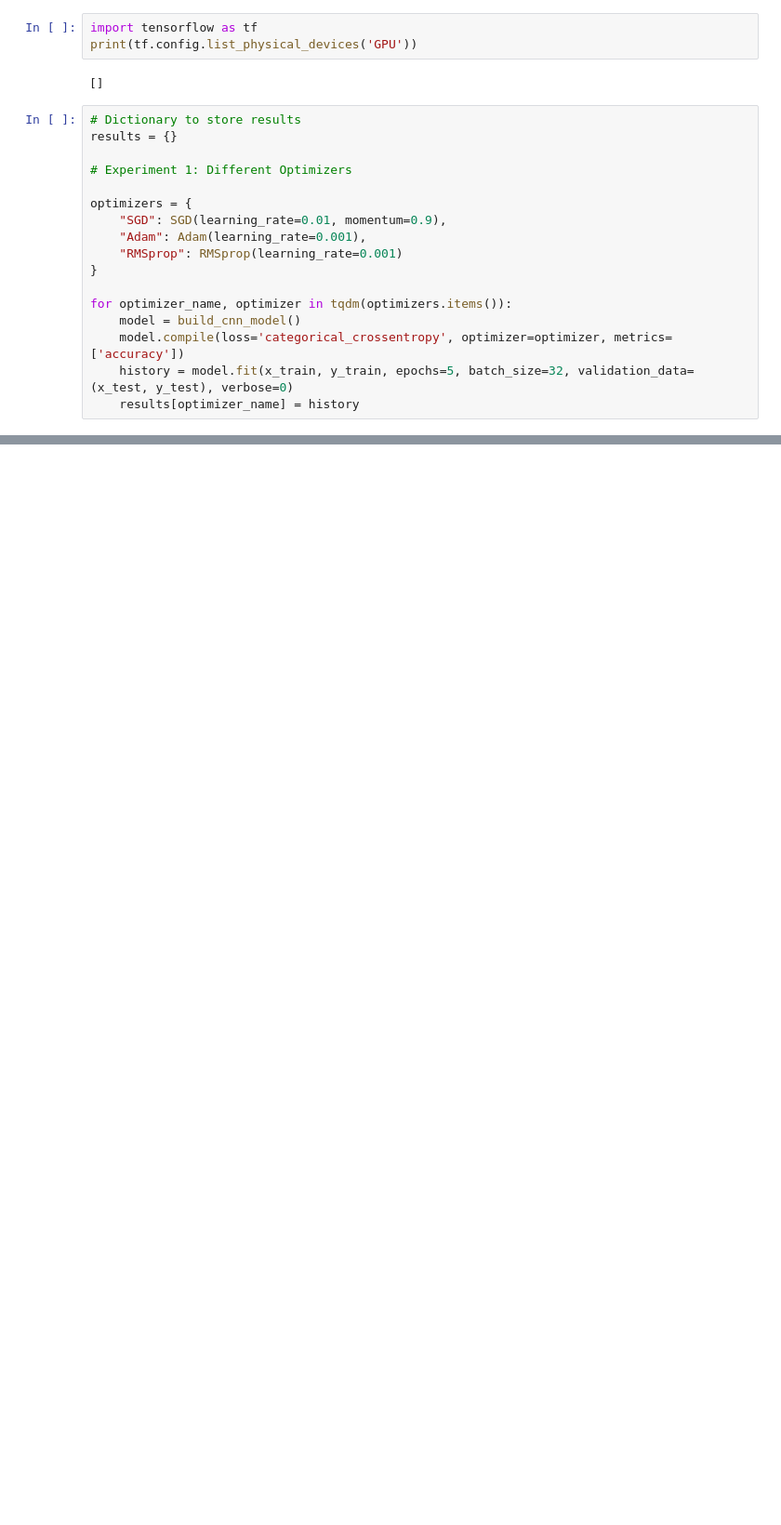
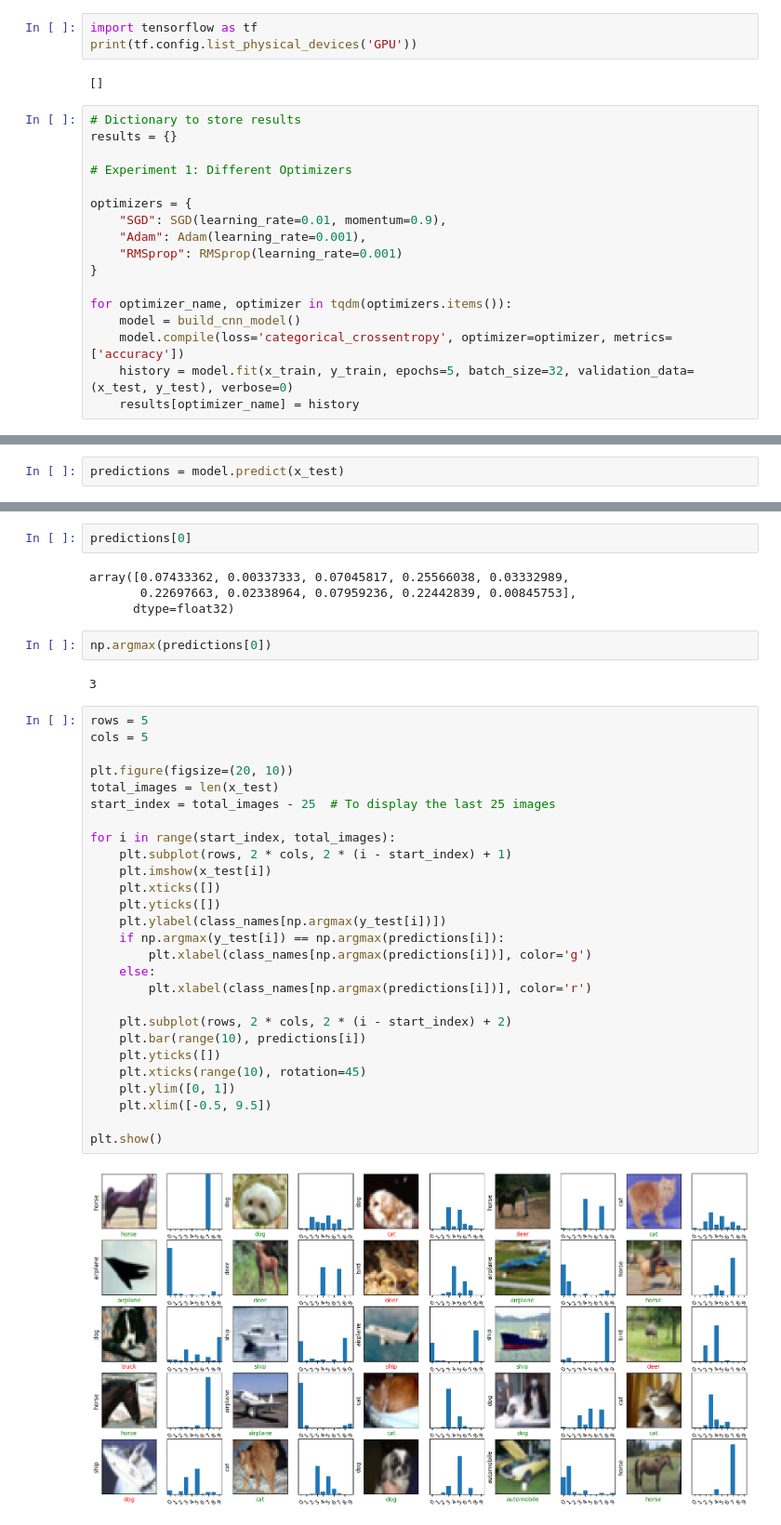
Before and after one commit to shohanurshihab/cvpr, a Jupyter notebook: Final/20-42080-1_FT_Assignment1.ipynb, the cells around one changed output, grey strips where cells are left out. Shown at 93% size. Saved outputs shown, nothing was run; the diff lists cells and outputs as text; blank space fills up the shorter version.

Commit message:
predicted

```diff
--- a/Final/20-42080-1_FT_Assignment1.ipynb
+++ b/Final/20-42080-1_FT_Assignment1.ipynb
@@ -149,0 +150,2 @@ plt.show()
+# %%
+predictions = model.predict(x_test)
@@ -149,0 +154,39 @@ plt.show()
+# %%
+predictions[0]
+# %% [output]
+array([0.07433362, 0.00337333, 0.07045817, 0.25566038, 0.03332989,
+       0.22697663, 0.02338964, 0.07959236, 0.22442839, 0.00845753],
+      dtype=float32)
+# %%
+np.argmax(predictions[0])
+# %% [output]
+3
+# %%
+rows = 5
+cols = 5
+
+plt.figure(figsize=(20, 10))
+total_images = len(x_test)
+start_index = total_images - 25  # To display the last 25 images
+
+for i in range(start_index, total_images):
+    plt.subplot(rows, 2 * cols, 2 * (i - start_index) + 1)
+    plt.imshow(x_test[i])
+    plt.xticks([])
+    plt.yticks([])
+    plt.ylabel(class_names[np.argmax(y_test[i])])
+    if np.argmax(y_test[i]) == np.argmax(predictions[i]):
+        plt.xlabel(class_names[np.argmax(predictions[i])], color='g')
+    else:
+        plt.xlabel(class_names[np.argmax(predictions[i])], color='r')
+
+    plt.subplot(rows, 2 * cols, 2 * (i - start_index) + 2)
+    plt.bar(range(10), predictions[i])
+    plt.yticks([])
+    plt.xticks(range(10), rotation=45)
+    plt.ylim([0, 1])
+    plt.xlim([-0.5, 9.5])
+
+plt.show()
+# %% [output]
+[figure, added]
```
Also changed, not shown: parts of 5 cells of this notebook.
